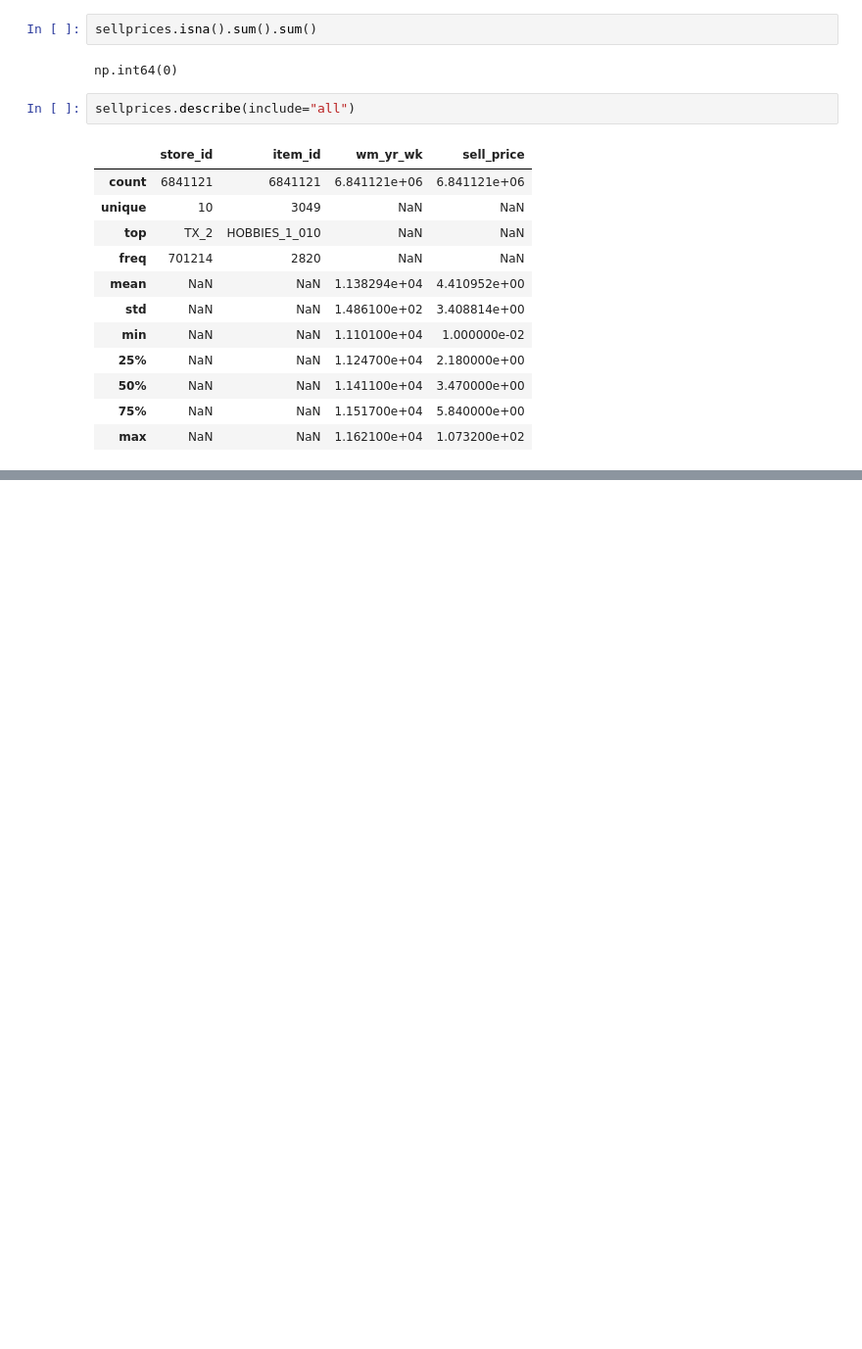
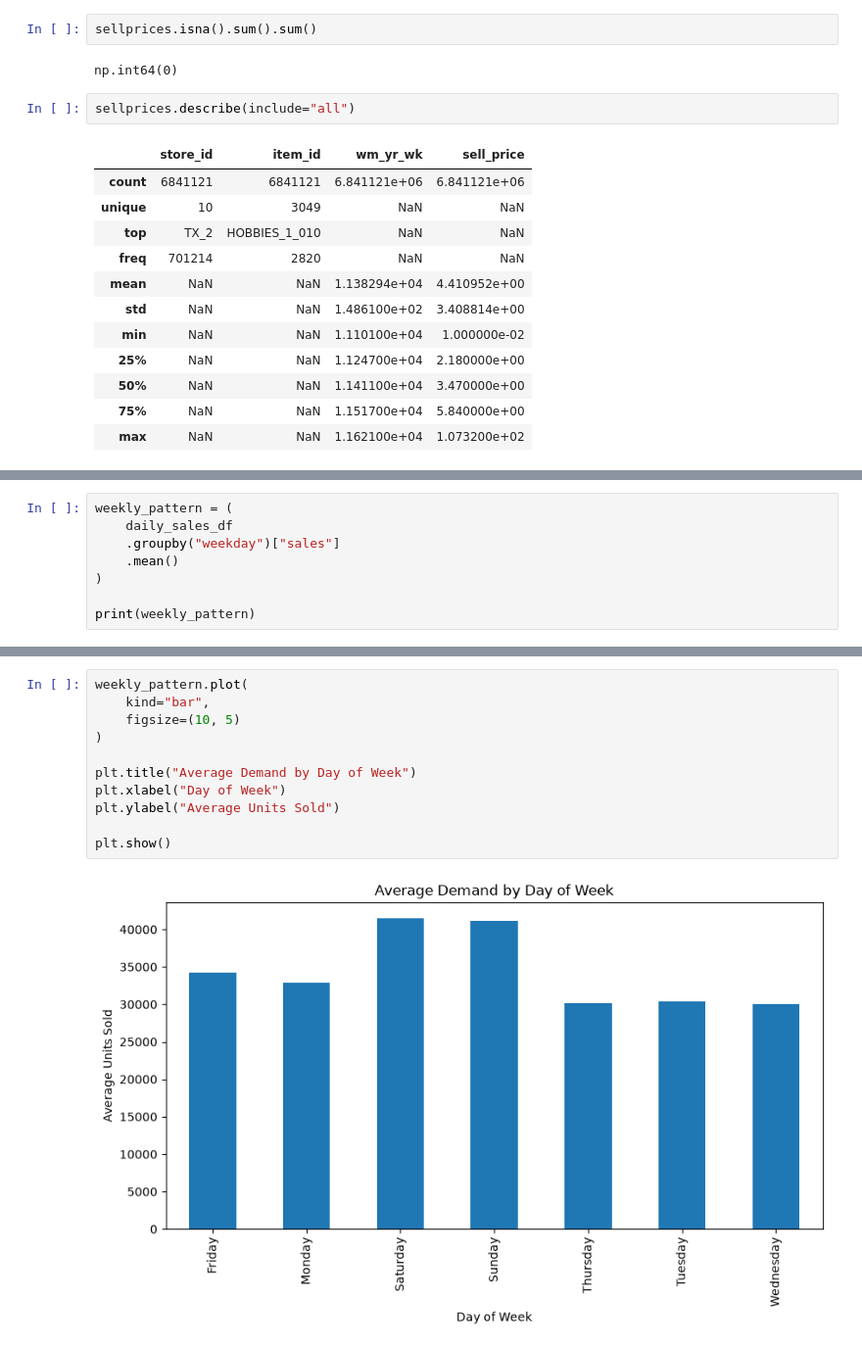
Before and after one commit to anchitkaushal/Retail_Demand_Forecasting_and_Fraud_Detection_System, a Jupyter notebook: notebooks/eda/eda_and_seasonality.ipynb, the cells around one changed output, grey strips where cells are left out. Shown at 98% size. Saved outputs shown, nothing was run; the diff lists cells and outputs as text; blank space fills up the shorter version.

```diff
--- a/notebooks/eda/eda_and_seasonality.ipynb
+++ b/notebooks/eda/eda_and_seasonality.ipynb
@@ -251,0 +448,8 @@ sellprices.describe(include="all")
+# %%
+weekly_pattern = (
+    daily_sales_df
+    .groupby("weekday")["sales"]
+    .mean()
+)
+
+print(weekly_pattern)
@@ -251,0 +466,13 @@ sellprices.describe(include="all")
+# %%
+weekly_pattern.plot(
+    kind="bar",
+    figsize=(10, 5)
+)
+
+plt.title("Average Demand by Day of Week")
+plt.xlabel("Day of Week")
+plt.ylabel("Average Units Sold")
+
+plt.show()
+# %% [output]
+[figure, added]
```
Also changed, not shown: parts of 69 cells of this notebook, 2 other files.
